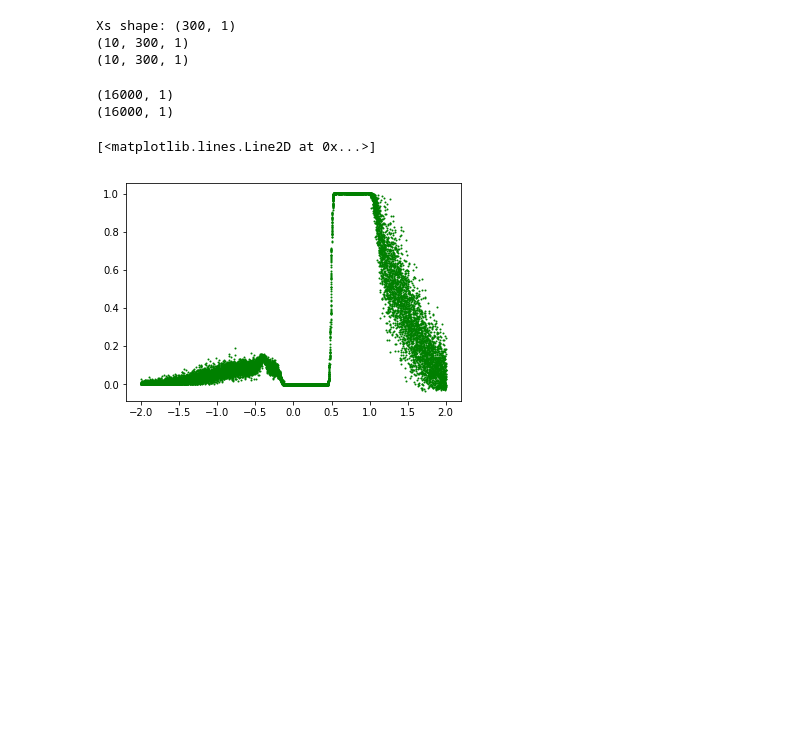
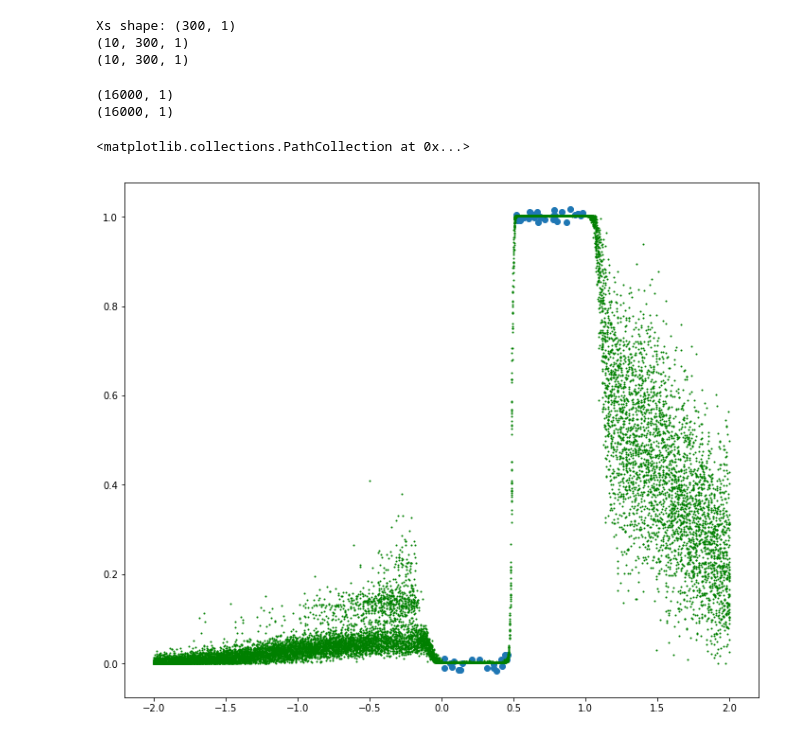
Before and after one commit to Gonzalo933/Doubly-Stochastic-DGP, a Jupyter notebook: demos/demo_step_function.ipynb, the cells around one changed output. Drawn from its saved outputs; the diff is of its cells as text; code cells hidden in the pictures; blank space fills up the shorter version.

```diff
--- a/demos/demo_step_function.ipynb
+++ b/demos/demo_step_function.ipynb
@@ -147,15 +147,16 @@ Xs shape: (300, 1)
 # %%
 n_samples_each_point = 20
 points_x = np.tile(np.linspace(-2.0, 2.0, 800),[n_samples_each_point])[:,None]
 points_y, _ = m_dgp_3.predict_y(points_x, 10) # Devuelve mean and var
 points_y = np.mean(points_y, 0)
-plt.figure()
+plt.figure(figsize=(12,10))
 print(points_x.shape)
 print(points_y.shape)
 # (16000, 1) and (2, 20, 16000, 1)
 plt.plot(points_x, points_y, 'g.', markersize=2)
+plt.scatter(X, Y)
 # %% [output]
 (16000, 1)
 (16000, 1)
-[<matplotlib.lines.Line2D at 0x...>]
+<matplotlib.collections.PathCollection at 0x...>
-[figure, old version]
+[figure, new version]
```
Also changed, not shown: parts of 4 cells of this notebook, 6 other files.
